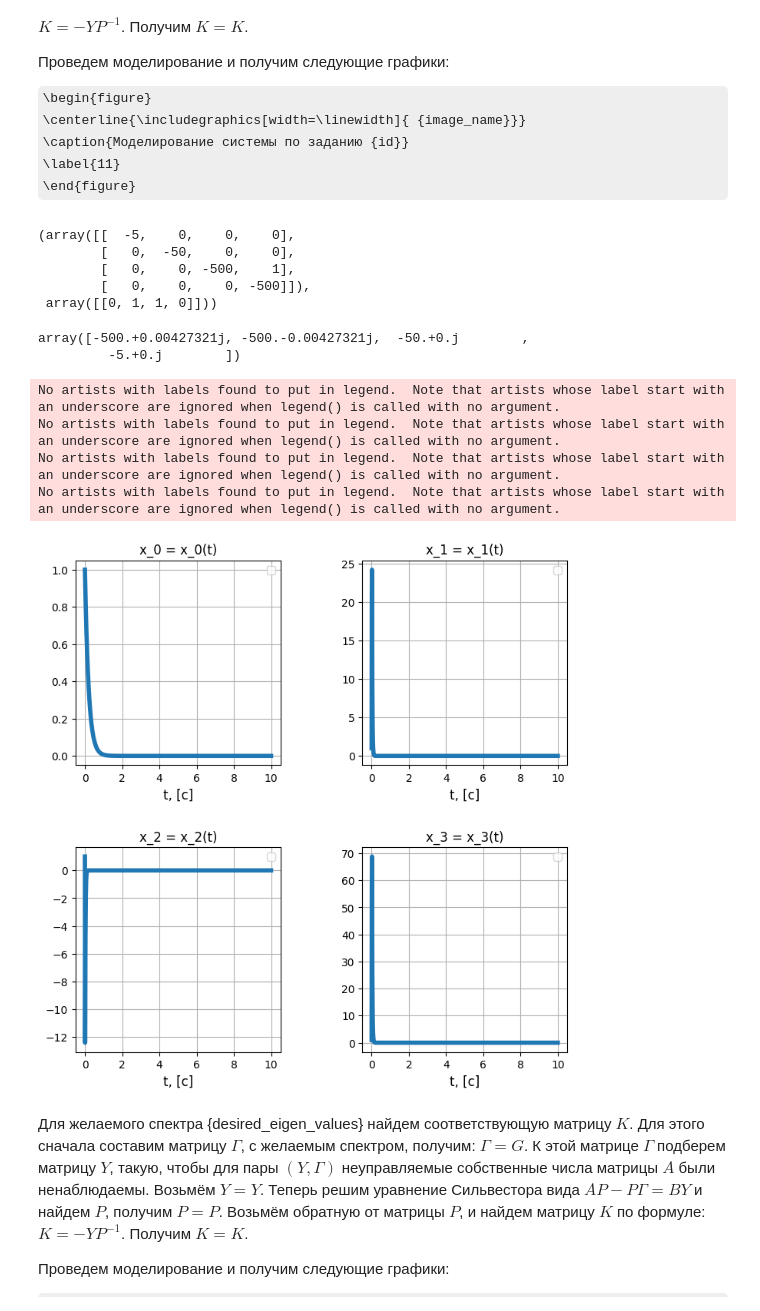
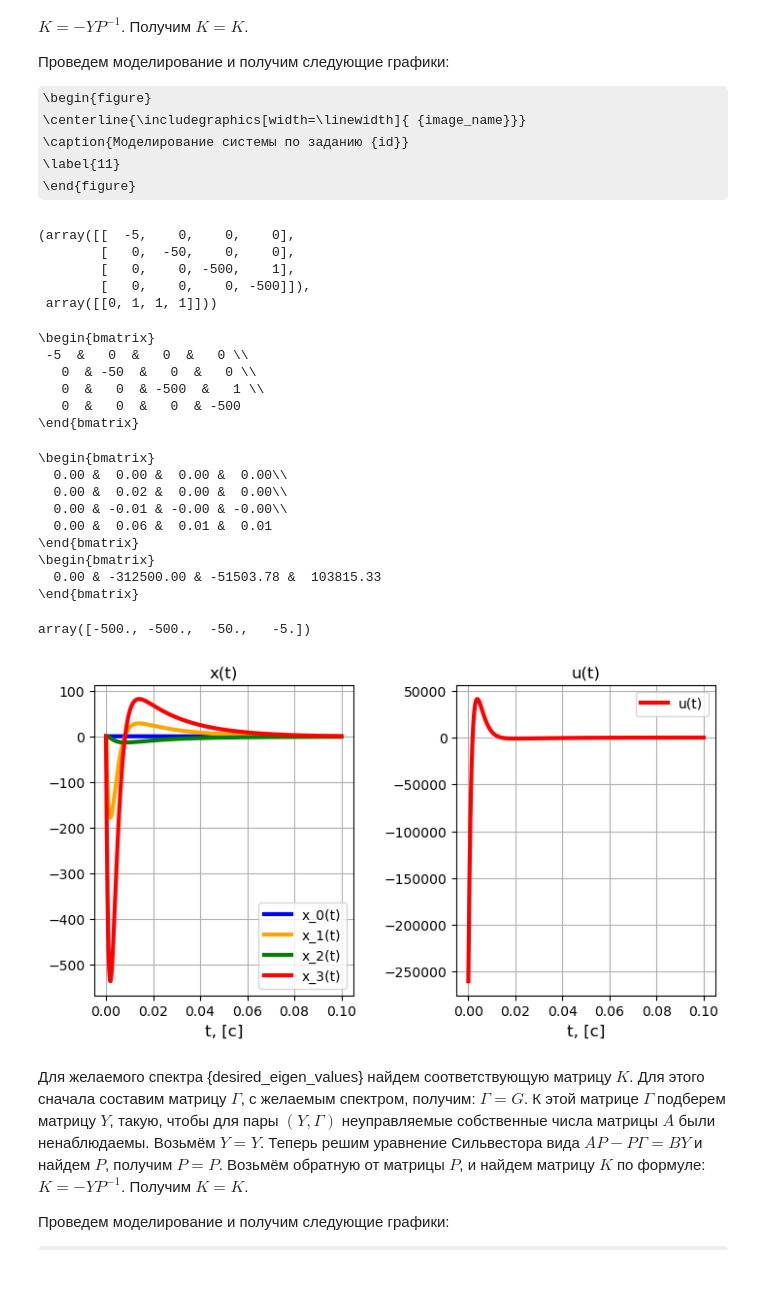
Before and after one commit to StriderOne/control-theory-labs, a Jupyter notebook: lab8/lab8.ipynb, the cells around one changed output. Drawn from its saved outputs; the diff is of its cells as text; code cells hidden in the pictures; some formulas as TeX source; blank space fills up the shorter version.

```diff
--- a/lab8/lab8.ipynb
+++ b/lab8/lab8.ipynb
@@ -12,22 +12,28 @@ import cvxpy
 # %% [markdown]
 # Task 1
 # %%
-def modeling(A, B, K):
+def modeling(A, B, K, time_end = 3):
     ss = control.ss((A + B @ K), B*0, A * 0, B * 0)
 
-    time = np.linspace(0, 10, 1000)
+    time = np.linspace(0, time_end, 1000)
     output = control.forced_response(ss, X0=[1, 1, 1, 1], T=time).states
 
-    fig, axs = plt.subplots(2, 2, figsize=(8, 8))
+    fig, axs = plt.subplots(1, 2, figsize=(8, 4))
     plt.subplots_adjust(left=0.1, bottom=0.1, right=0.9, top=0.9, wspace=0.4,hspace=0.4)
+    colors = ['blue', 'r', 'green', 'orange']
     for i in range(4):
-        axs[i//2, i % 2].plot(time, output[i], linewidth=4)
+        axs[0].plot(time, output[i], linewidth=3, label=f"x_{i}(t)", color=colors[-i])
         # axs[i//2, i % 2].scatter(t[-1], x1[i], color='r', linewidth=4, label='goal')
-        axs[i//2, i % 2].set_title(f'x_{i} = x_{i}(t)', fontsize=12)
-        axs[i//2, i % 2].set_xlabel(f"t, [c]", fontsize=12)
-        axs[i//2, i % 2].grid(True)
-        axs[i//2, i % 2].legend()
+    axs[0].set_title(f'x(t)', fontsize=12)
+    axs[0].set_xlabel(f"t, [c]", fontsize=12)
+    axs[0].grid(True)
+    axs[0].legend()
 
+    axs[1].plot(time, (K @ output).reshape(-1), linewidth=3, label=f"u(t)", color='r')
+    axs[1].set_title(f'u(t)', fontsize=12)
+    axs[1].set_xlabel(f"t, [c]", fontsize=12)
+    axs[1].grid(True)
+    axs[1].legend()
 
     # axs[1, 1].plot(t, np.array(U).reshape(-1), linewidth=4)
     # axs[1, 1].set_title(f'u = u(t)', fontsize=12)
@@ -107,30 +108,46 @@ $$
 desired_eigvalues = [-5, -50, -500, -500]
 G = np.diag(desired_eigvalues)
 G[2, 3] = 1
-Y = np.array([[0, 1, 1, 0]])
+Y = np.array([[0, 1, 1, 1]])
 G, Y
 # %% [output]
 (array([[  -5,    0,    0,    0],
         [   0,  -50,    0,    0],
         [   0,    0, -500,    1],
         [   0,    0,    0, -500]]),
- array([[0, 1, 1, 0]]))
+ array([[0, 1, 1, 1]]))
+# %%
+print(a2l.to_ltx(G, frmt = '{:2}', arraytype = 'bmatrix', print_out=False))
+# %% [output]
+\begin{bmatrix}
+ -5  &   0  &   0  &   0 \\
+   0  & -50  &   0  &   0 \\
+   0  &   0  & -500  &   1 \\
+   0  &   0  &   0  & -500
+\end{bmatrix}
 # %%
 P = scipy.linalg.solve_sylvester(A, -G, B@Y)
 K = -Y @ np.linalg.pinv(P)
+print(a2l.to_ltx(P, frmt = '{:2.2f}', arraytype = 'bmatrix', print_out=False))
+print(a2l.to_ltx(K, frmt = '{:2.2f}', arraytype = 'bmatrix', print_out=False))
+# %% [output]
+\begin{bmatrix}
+  0.00 &  0.00 &  0.00 &  0.00\\
+  0.00 &  0.02 &  0.00 &  0.00\\
+  0.00 & -0.01 & -0.00 & -0.00\\
+  0.00 &  0.06 &  0.01 &  0.01
+\end{bmatrix}
+\begin{bmatrix}
+  0.00 & -312500.00 & -51503.78 &  103815.33
+\end{bmatrix}
 # %%
 np.linalg.eig(A+B@K)[0]
 # %% [output]
-array([-500.+0.00427321j, -500.-0.00427321j,  -50.+0.j        ,
-         -5.+0.j        ])
+array([-500., -500.,  -50.,   -5.])
 # %%
-modeling(A, B, K)
+modeling(A, B, K, time_end=0.1)
 # %% [output]
-No artists with labels found to put in legend.  Note that artists whose label start with an underscore are ignored when legend() is called with no argument.
-No artists with labels found to put in legend.  Note that artists whose label start with an underscore are ignored when legend() is called with no argument.
-No artists with labels found to put in legend.  Note that artists whose label start with an underscore are ignored when legend() is called with no argument.
-No artists with labels found to put in legend.  Note that artists whose label start with an underscore are ignored when legend() is called with no argument.
-[figure, old version]
+[figure, new version]
 # %% [markdown]
 
 Для желаемого спектра {desired_eigen_values} найдем соответствующую матрицу $K$. Для этого сначала составим матрицу $\Gamma$, с желаемым спектром, получим: $\Gamma = {G}$. К этой матрице $\Gamma$ подберем матрицу $Y$, такую, чтобы для пары $(Y, \Gamma)$ неуправляемые собственные числа матрицы $A$ были ненаблюдаемы.
```
Also changed, not shown: parts of 13 cells of this notebook, 4 other files.
